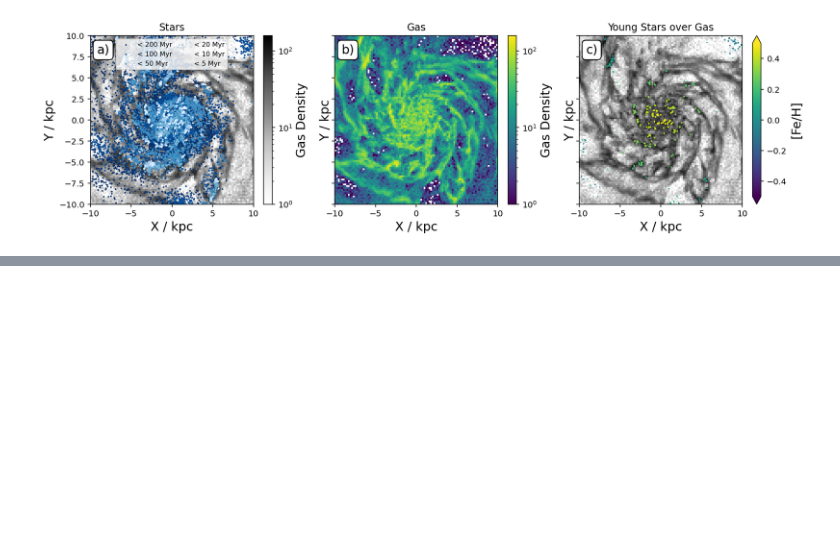
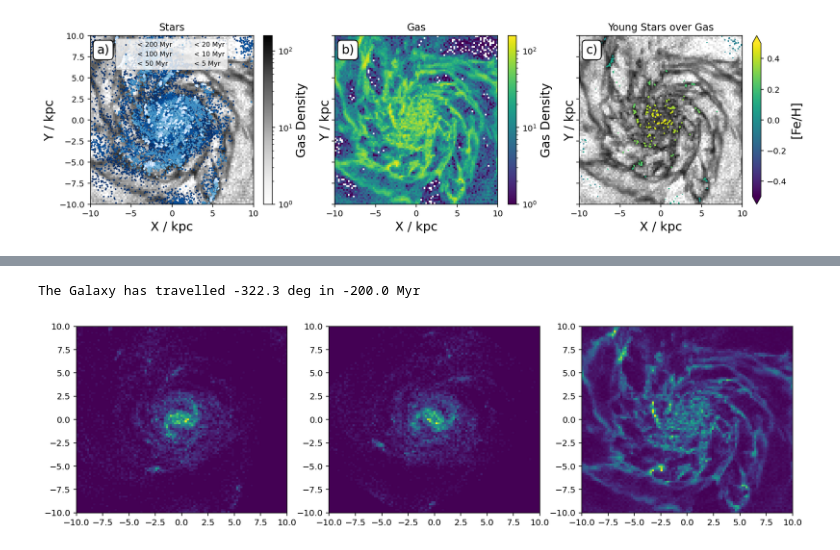
Before and after one commit to svenbuder/preparing_NIHAO, a Jupyter notebook: example_exploration/nihao_spiral_arms/nihao_spiral_arms.ipynb, the cells around one changed output, grey strips where cells are left out. Drawn from its saved outputs; the diff is of its cells as text; code cells hidden in the pictures; blank space fills up the shorter version.

```diff
--- a/example_exploration/nihao_spiral_arms/nihao_spiral_arms.ipynb
+++ b/example_exploration/nihao_spiral_arms/nihao_spiral_arms.ipynb
@@ -337,0 +339,63 @@ plt.close()
+# %%
+# Function to back-track positions
+def backtrack_positions(X_kpc, Y_kpc, theta):
+    """
+    Backtrack the positions of stars in the X-Y plane.
+
+    Parameters:
+    X_kpc (float or array-like): X positions in kpc.
+    Y_kpc (float or array-like): Y positions in kpc.
+    theta (float): Angle traveled in radians.
+
+    Returns:
+    tuple: New X and Y positions after back-tracking.
+    """
+    X_new = X_kpc * np.cos(theta) + Y_kpc * np.sin(theta)
+    Y_new = -X_kpc * np.sin(theta) + Y_kpc * np.cos(theta)
+    return X_new, Y_new
+# %%
+# Given values
+v = 220 * u.km / u.s  # Orbital velocity
+R = 8 * u.kpc  # Radius
+t = -200 * u.Myr  # Time period
+
+# Calculate angular velocity
+omega = (v / R).to(1. / u.s) # Angular velocity in rad/s
+omega = omega*u.rad
+
+# Calculate the angle traveled in time t
+theta = (omega * t).to(u.rad)  # Angle in radians
+
+print('The Galaxy has travelled '+str(np.round(theta.to(u.deg),1))+' in '+str(t))
+
+simulation_young['x_rot'], simulation_young['y_rot'] = backtrack_positions(
+    X_kpc = simulation_young['x'],
+    Y_kpc = simulation_young['y'],
+    theta = theta
+)
+
+f, gs = plt.subplots(1,3,figsize=(15,4))
+
+ax = gs[0]
+ax.hist2d(
+    simulation_young['x'],
+    simulation_young['y'],
+    bins = np.linspace(-10, 10, 100)
+);
+
+ax = gs[1]
+ax.hist2d(
+    simulation_young['x_rot'],
+    simulation_young['y_rot'],
+    bins = np.linspace(-10, 10, 100)
+);
+
+ax = gs[2]
+ax.hist2d(
+    simulation_gas['x'],
+    simulation_gas['y'],
+    bins = np.linspace(-10, 10, 100)
+);
+# %% [output]
+The Galaxy has travelled -322.3 deg in -200.0 Myr
+[figure, added]
```
Also changed, not shown: parts of 7 cells of this notebook.
